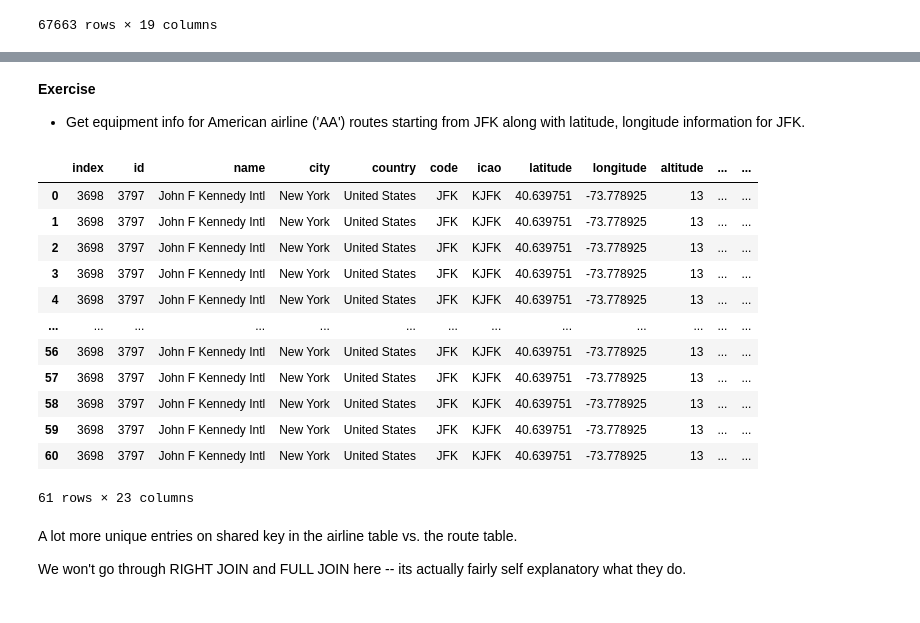
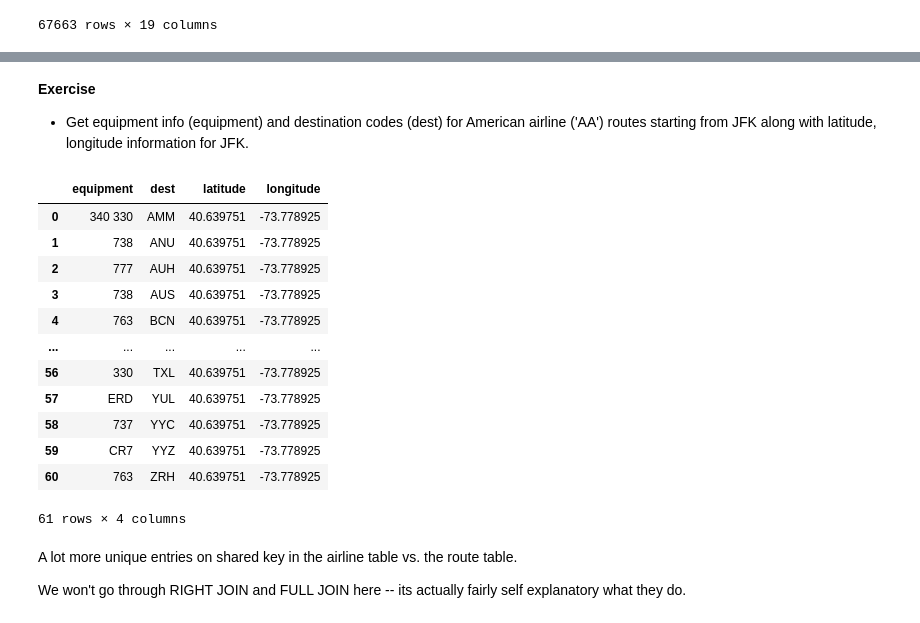
Before and after one commit to admveen/NYC_DS_112023, a Jupyter notebook: Phase2_SQL/Ph1_T6_2SQLGroupbyJoins.ipynb, the cells around one changed output, grey strips where cells are left out. Saved outputs shown, nothing was run; the diff lists cells and outputs as text; code cells hidden in the pictures.

```diff
--- a/Phase2_SQL/Ph1_T6_2SQLGroupbyJoins.ipynb
+++ b/Phase2_SQL/Ph1_T6_2SQLGroupbyJoins.ipynb
@@ -370,33 +497,33 @@ pd.read_sql('''
 # %% [markdown]
 **Exercise**
 
-- Get equipment info for American airline ('AA') routes starting from JFK along with latitude, longitude information for JFK.
+- Get equipment info (equipment) and destination codes (dest) for American airline ('AA') routes starting from JFK along with latitude, longitude information for JFK.
 # %%
 pd.read_sql('''
-    SELECT
-        *
-    FROM
-        airports as ap
+SELECT rt.equipment, rt.dest, ap.latitude, ap.longitude
+FROM
+routes as rt
+INNER JOIN
+airports as ap
+ON rt.source = ap.code
 
-    INNER JOIN routes as rt
-            ON ap.code = rt.source
+WHERE ap.code = 'JFK' AND rt.airline = 'AA'
 
-    WHERE (source = 'JFK') AND airline = 'AA'
 ''', conn)
 # %% [output]
-|  | index | id | name | city | country | code | icao | latitude | longitude | altitude | ... | ... |
-| 0 | 3698 | 3797 | John F Kennedy Intl | New York | United States | JFK | KJFK | 40.639751 | -73.778925 | 13 | ... | ... |
-| 1 | 3698 | 3797 | John F Kennedy Intl | New York | United States | JFK | KJFK | 40.639751 | -73.778925 | 13 | ... | ... |
-| 2 | 3698 | 3797 | John F Kennedy Intl | New York | United States | JFK | KJFK | 40.639751 | -73.778925 | 13 | ... | ... |
-| 3 | 3698 | 3797 | John F Kennedy Intl | New York | United States | JFK | KJFK | 40.639751 | -73.778925 | 13 | ... | ... |
-| 4 | 3698 | 3797 | John F Kennedy Intl | New York | United States | JFK | KJFK | 40.639751 | -73.778925 | 13 | ... | ... |
-| ... | ... | ... | ... | ... | ... | ... | ... | ... | ... | ... | ... | ... |
-| 56 | 3698 | 3797 | John F Kennedy Intl | New York | United States | JFK | KJFK | 40.639751 | -73.778925 | 13 | ... | ... |
-| 57 | 3698 | 3797 | John F Kennedy Intl | New York | United States | JFK | KJFK | 40.639751 | -73.778925 | 13 | ... | ... |
-| 58 | 3698 | 3797 | John F Kennedy Intl | New York | United States | JFK | KJFK | 40.639751 | -73.778925 | 13 | ... | ... |
-| 59 | 3698 | 3797 | John F Kennedy Intl | New York | United States | JFK | KJFK | 40.639751 | -73.778925 | 13 | ... | ... |
-| 60 | 3698 | 3797 | John F Kennedy Intl | New York | United States | JFK | KJFK | 40.639751 | -73.778925 | 13 | ... | ... |
+|  | equipment | dest | latitude | longitude |
+| 0 | 340 330 | AMM | 40.639751 | -73.778925 |
+| 1 | 738 | ANU | 40.639751 | -73.778925 |
+| 2 | 777 | AUH | 40.639751 | -73.778925 |
+| 3 | 738 | AUS | 40.639751 | -73.778925 |
+| 4 | 763 | BCN | 40.639751 | -73.778925 |
+| ... | ... | ... | ... | ... |
+| 56 | 330 | TXL | 40.639751 | -73.778925 |
+| 57 | ERD | YUL | 40.639751 | -73.778925 |
+| 58 | 737 | YYC | 40.639751 | -73.778925 |
+| 59 | CR7 | YYZ | 40.639751 | -73.778925 |
+| 60 | 763 | ZRH | 40.639751 | -73.778925 |
-61 rows × 23 columns
+61 rows × 4 columns
 # %% [markdown]
 A lot more unique entries on shared key in the airline table vs. the route table.
 
```
Also changed, not shown: parts of 20 cells of this notebook, 21 other files.
